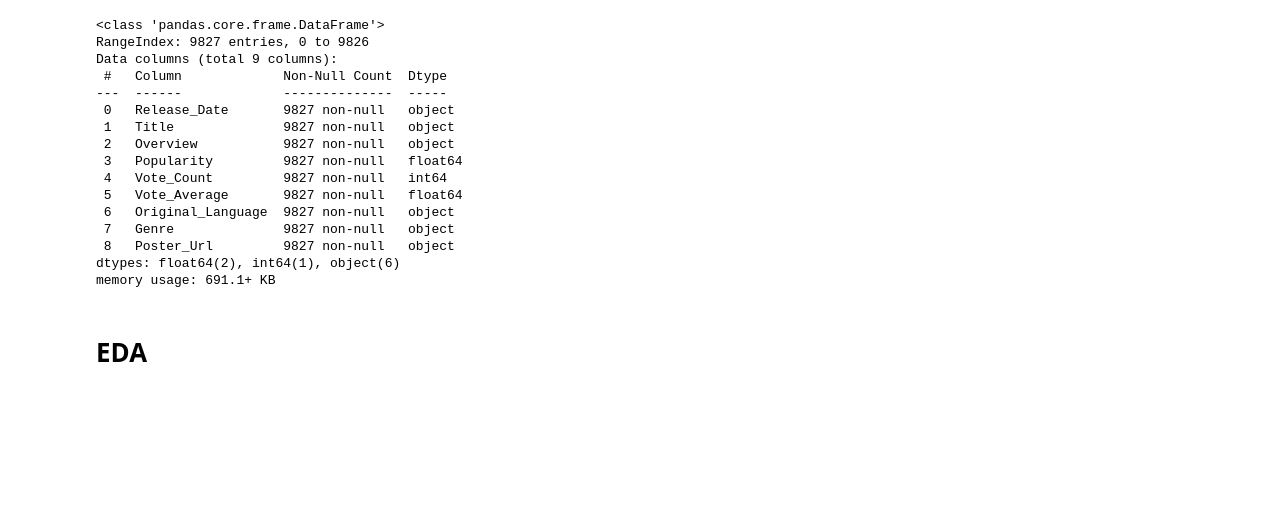
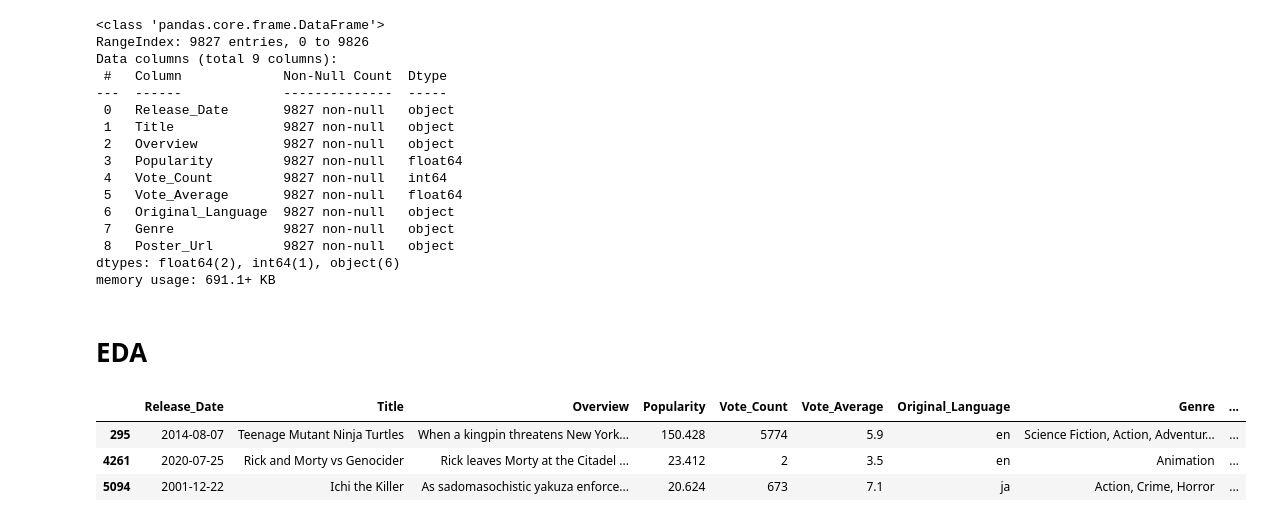
Before and after one commit to ajayn3300/Movie-Recommender-content-based----NLP, a Jupyter notebook: Movie_Recommender_Sytem~(Content_Based).ipynb, the cells around one changed output. Saved outputs shown, nothing was run; the diff lists cells and outputs as text; code cells hidden in the pictures; blank space fills up the shorter version.

```diff
--- a/Movie_Recommender_Sytem~(Content_Based).ipynb
+++ b/Movie_Recommender_Sytem~(Content_Based).ipynb
@@ -95,3 +98,9 @@ memory usage: 691.1+ KB
 # EDA
 # %%
 #data.sample
+data.sample(3)
+# %% [output]
+|  | Release_Date | Title | Overview | Popularity | Vote_Count | Vote_Average | Original_Language | Genre | ... |
+| 295 | 2014-08-07 | Teenage Mutant Ninja Turtles | When a kingpin threatens New York... | 150.428 | 5774 | 5.9 | en | Science Fiction, Action, Adventur... | ... |
+| 4261 | 2020-07-25 | Rick and Morty vs Genocider | Rick leaves Morty at the Citadel ... | 23.412 | 2 | 3.5 | en | Animation | ... |
+| 5094 | 2001-12-22 | Ichi the Killer | As sadomasochistic yakuza enforce... | 20.624 | 673 | 7.1 | ja | Action, Crime, Horror | ... |
```
Also changed, not shown: parts of 4 cells of this notebook.
